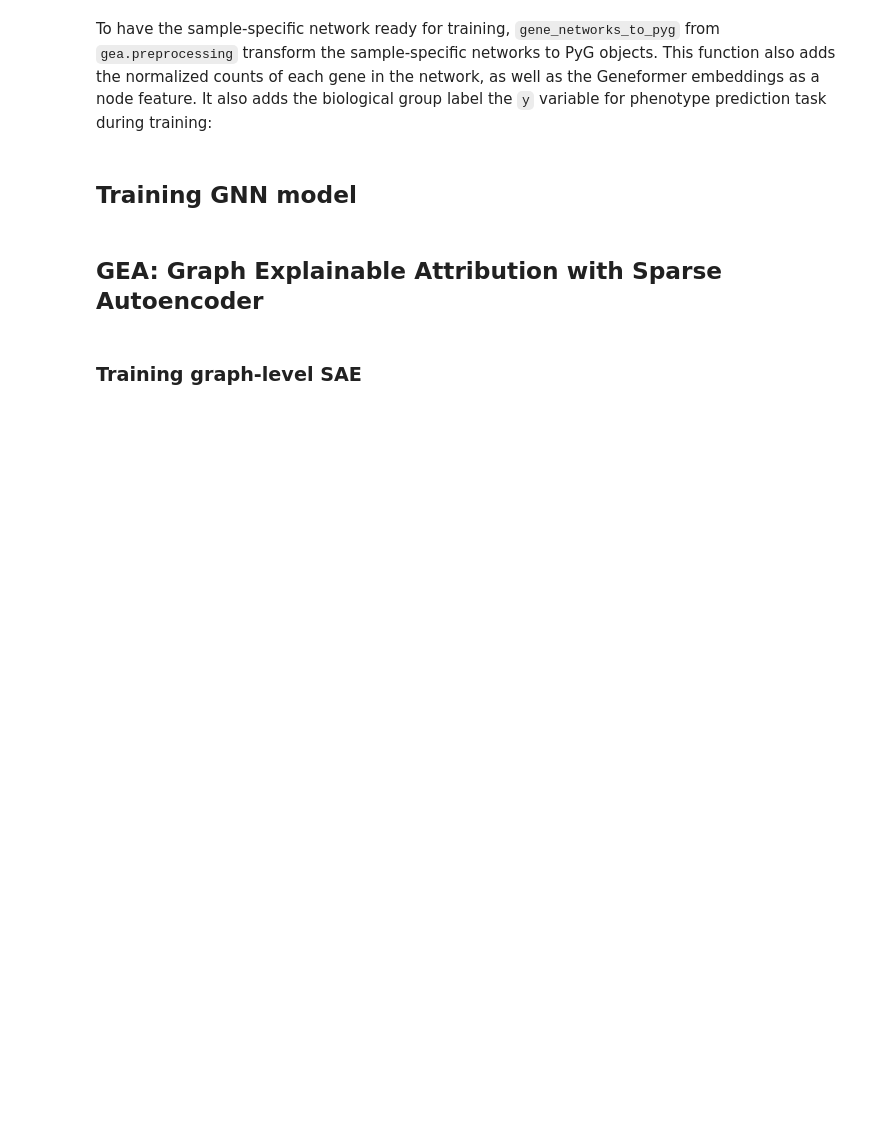
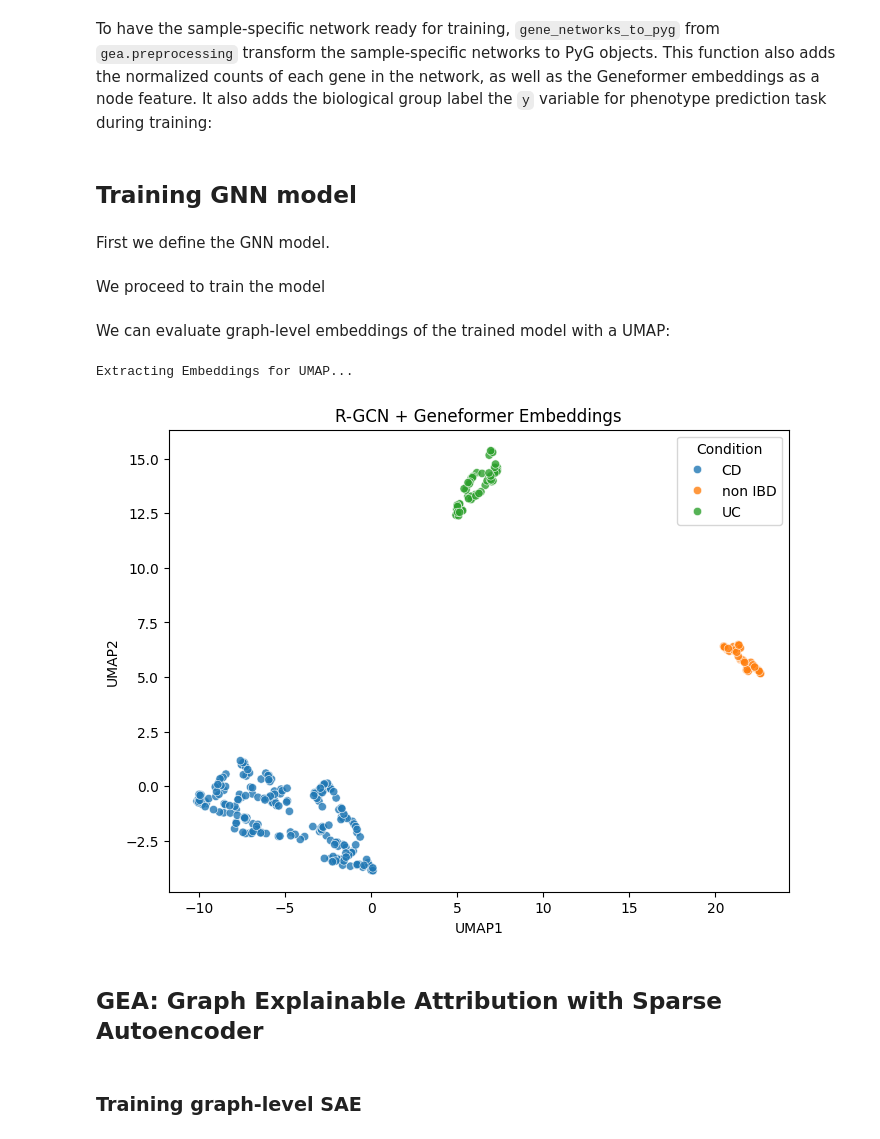
Before and after one commit to Multiomics-Analytics-Group/gea, a Jupyter notebook: docs/tutorial/tutorial-ibd.ipynb, the cells around one changed output. Drawn from its saved outputs; the diff is of its cells as text; code cells hidden in the pictures; blank space fills up the shorter version.

Commit message:
:memo: included GNN training step

```diff
--- a/docs/tutorial/tutorial-ibd.ipynb
+++ b/docs/tutorial/tutorial-ibd.ipynb
@@ -316,3 +324,27 @@ from gea.preprocessing import gene_networks_to_pyg
 ibd_graphs = gene_networks_to_pyg(sample_networks, ibd_joint_data, gf_embeddings, bio_col="source_name")
 # %% [markdown]
 ## Training GNN model
+# %% [markdown]
+First we define the GNN model.
+# %%
+from gea.gea import RGCN, EdgePredictor, GraphClassifier, GNNModel
+import torch
+
+# Model parameters
+in_dim = ibd_graphs[0].x.shape[1]
+n_classes = 3  # CD, UC, and non IBD
+d_z = 128  # latent space dimension
+
+# Define RGCN model
+rgcn = RGCN(in_channels=in_dim, hidden_channels=2 * d_z, latent_dim=d_z)
+
+# Define edge predictor
+edge_pred = EdgePredictor(in_dim=d_z)
+
+# Define graph classifier
+graph_class = GraphClassifier(in_dim=d_z, n_classes=n_classes)
+
+# Define full GNN model
+gnn = GNNModel(gnn=rgcn, classifier=graph_class, edge_predictor=edge_pred).to(torch.device("cuda" if torch.cuda.is_available() else "cpu"))
+# %% [markdown]
+We proceed to train the model
@@ -319,3 +372,42 @@ ibd_graphs = gene_networks_to_pyg(sample_networks, ibd_joint_data, gf_embeddings
+# %% [markdown]
+We can evaluate graph-level embeddings of the trained model with a UMAP:
+# %%
+import matplotlib.pyplot as plt
+import seaborn as sns
+import pandas as pd
+import numpy as np
+import umap
+
+device = torch.device("cuda" if torch.cuda.is_available() else "cpu")
+label_names = ["CD", "UC", "non IBD"]
+
+print("Extracting Embeddings for UMAP...")
+gnn.eval()
+embeddings = []
+labels = []
+
+with torch.no_grad():
+    for batch in embed_loader:
+        batch = batch.to(device)
+        _, z_graph = gnn.encode(batch)
+        embeddings.append(z_graph.cpu().numpy())
+        labels.extend([label_names[y] for y in batch.y.cpu().numpy()])
+
+X_emb = np.concatenate(embeddings, axis=0)
+
+reducer = umap.UMAP(n_components=2, random_state=42)
+umap_coords = reducer.fit_transform(X_emb)
+
+df_plot = pd.DataFrame(umap_coords, columns=["UMAP1", "UMAP2"])
+df_plot["Condition"] = labels
+
+plt.figure(figsize=(8,6))
+sns.scatterplot(data=df_plot, x="UMAP1", y="UMAP2", hue="Condition", alpha=0.8)
+plt.title("R-GCN + Geneformer Embeddings")
+plt.show()
+# %% [output]
+Extracting Embeddings for UMAP...
+[figure, added]
 # %% [markdown]
 ## GEA: Graph Explainable Attribution with Sparse Autoencoder
 # %% [markdown]
```
Also changed, not shown: parts of 3 cells of this notebook.
